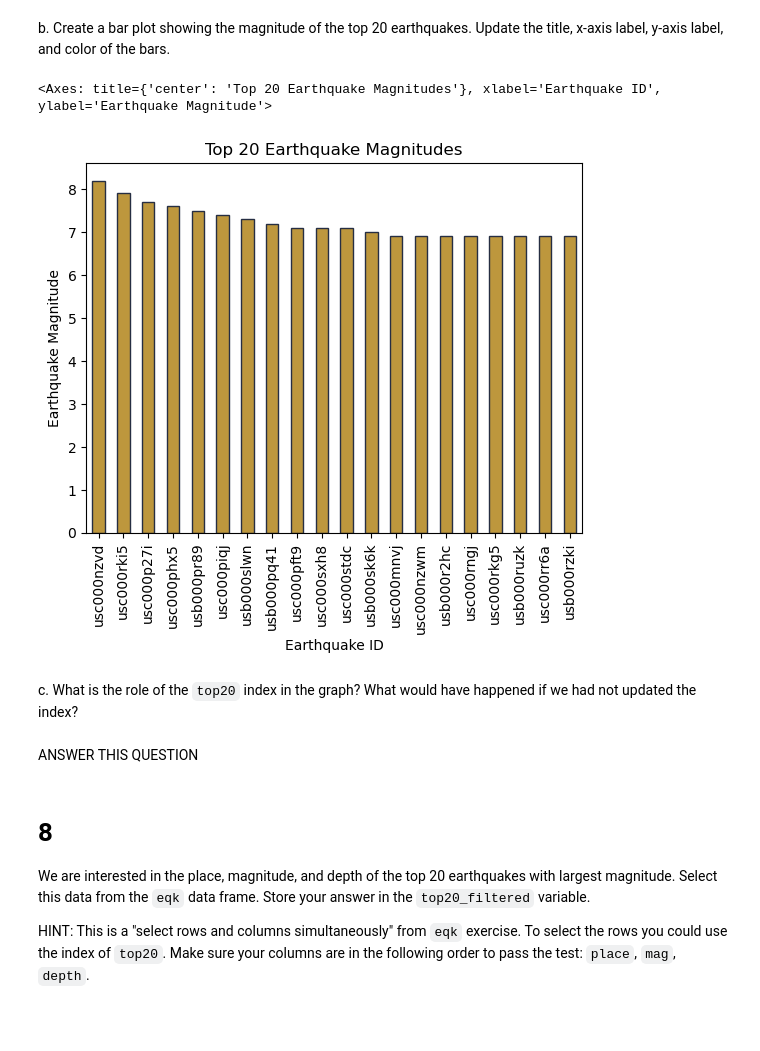
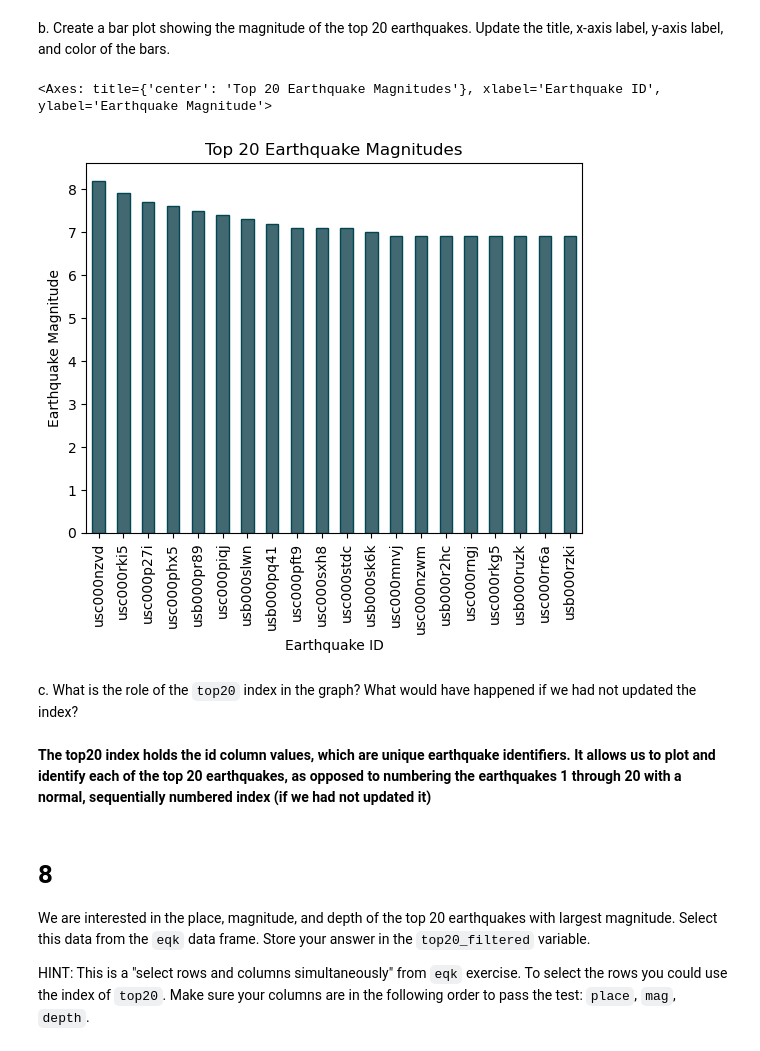
Before and after one commit to roshananair/eds220-hwk1, a Jupyter notebook: task3/hwk1-task3-earthquakes.ipynb, the cells around one changed output. Cells and saved outputs as stored; diff of their text form; code cells hidden in the pictures; blank space fills up the shorter version.

```diff
--- a/task3/hwk1-task3-earthquakes.ipynb
+++ b/task3/hwk1-task3-earthquakes.ipynb
@@ -240,18 +239,19 @@ q7_a results: All test cases passed!
 
 b. Create a bar plot showing the magnitude of the top 20 earthquakes. Update the title, x-axis label, y-axis label, and color of the bars.
 # %%
-top20.plot(kind = 'bar', x = 'id', y = 'mag', title = 'Top 20 Earthquake Magnitudes', color = '#BD973D', edgecolor = '#262E43', xlabel = 'Earthquake ID', ylabel = 'Earthquake Magnitude')
+# Plotting the earthquakes with the top 20 magnitudes, adding a title, axis lables, and changing the fill and edge colours of bars
+top20.plot(kind = 'bar', x = 'id', y = 'mag', title = 'Top 20 Earthquake Magnitudes', color = '#426871', edgecolor = '#004753', xlabel = 'Earthquake ID', ylabel = 'Earthquake Magnitude')
 # %% [output]
 <Axes: title={'center': 'Top 20 Earthquake Magnitudes'}, xlabel='Earthquake ID', ylabel='Earthquake Magnitude'>
-[figure, old version]
+[figure, new version]
 # %% [markdown]
 <!-- END QUESTION -->
 
 <!-- BEGIN QUESTION -->
 
 c. What is the role of the `top20` index in the graph? What would have happened if we had not updated the index?
-# %% [markdown]
-ANSWER THIS QUESTION
+# %% [markdown]
+**The top20 index holds the id column values, which are unique earthquake identifiers. It allows us to plot and identify each of the top 20 earthquakes, as opposed to numbering the earthquakes 1 through 20 with a normal, sequentially numbered index (if we had not updated it)**
 # %% [markdown]
 <!-- END QUESTION -->
 
```
Also changed, not shown: parts of 14 cells of this notebook.
